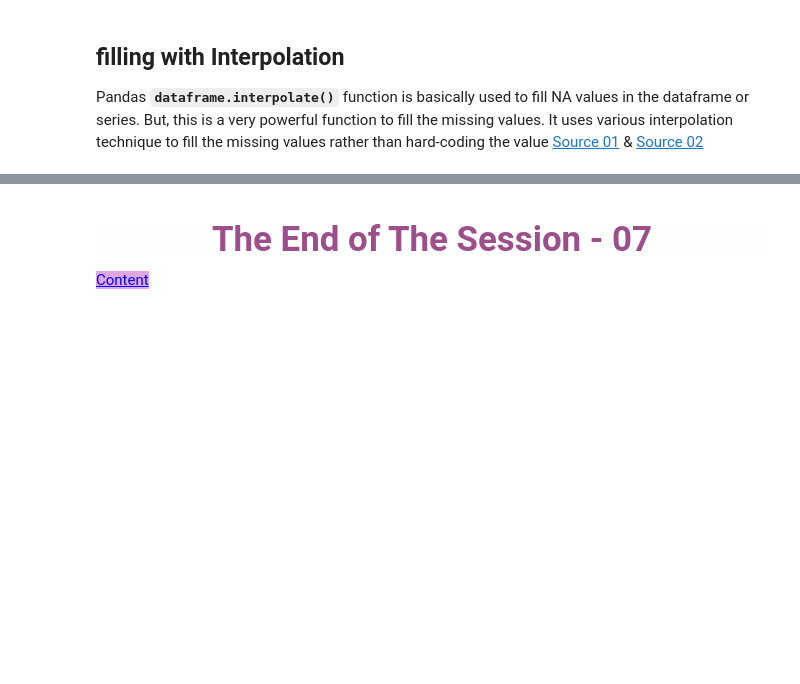
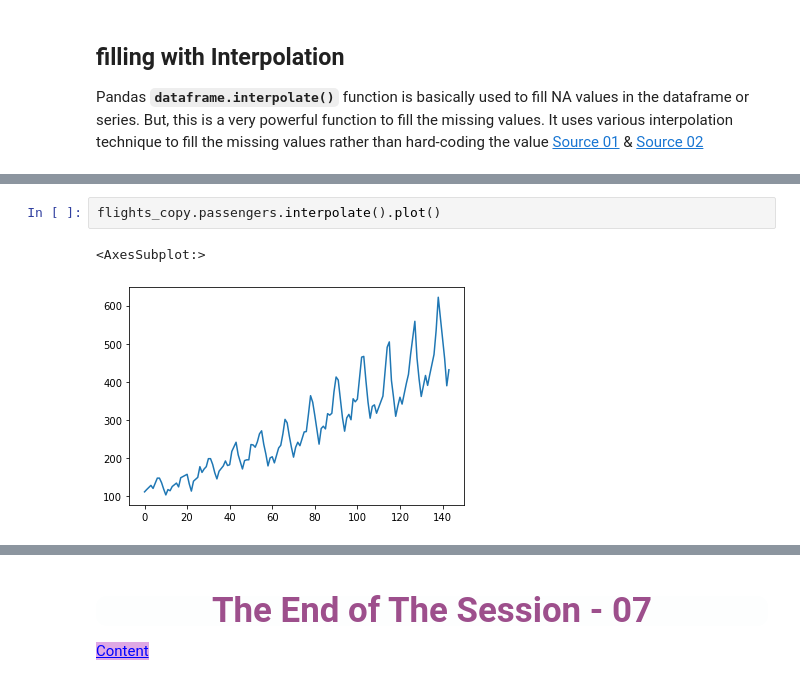
Before and after one commit to harun1yuksel/working, a Jupyter notebook: numpy_pandas_student_notes/DAwPy_S7_(Handling_with_Missing_Values)-İlknur.ipynb, the cells around one changed output, grey strips where cells are left out. Cells and saved outputs as stored; diff of their text form; blank space fills up the shorter version.

```diff
--- a/numpy_pandas_student_notes/DAwPy_S7_(Handling_with_Missing_Values)-İlknur.ipynb
+++ b/numpy_pandas_student_notes/DAwPy_S7_(Handling_with_Missing_Values)-İlknur.ipynb
@@ -1337,0 +1427,5 @@ Pandas **``dataframe.interpolate()``** function is basically used to fill NA val
+# %%
+flights_copy.passengers.interpolate().plot()
+# %% [output]
+<AxesSubplot:>
+[figure, added]
```
Also changed, not shown: parts of 12 cells of this notebook, 1 other file.
